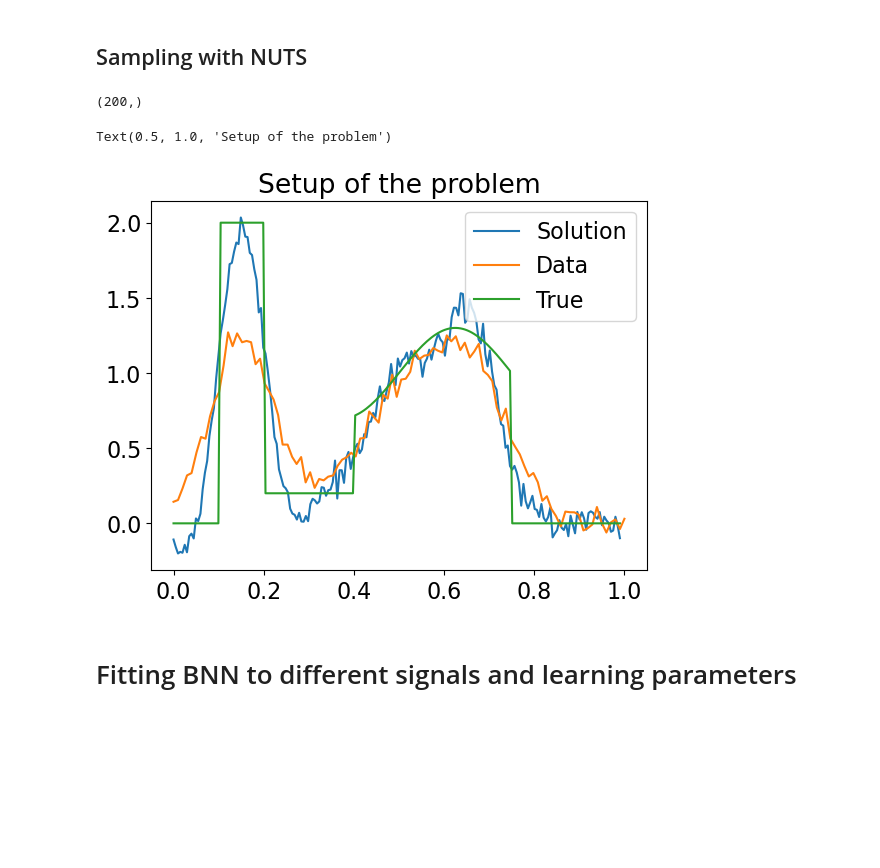
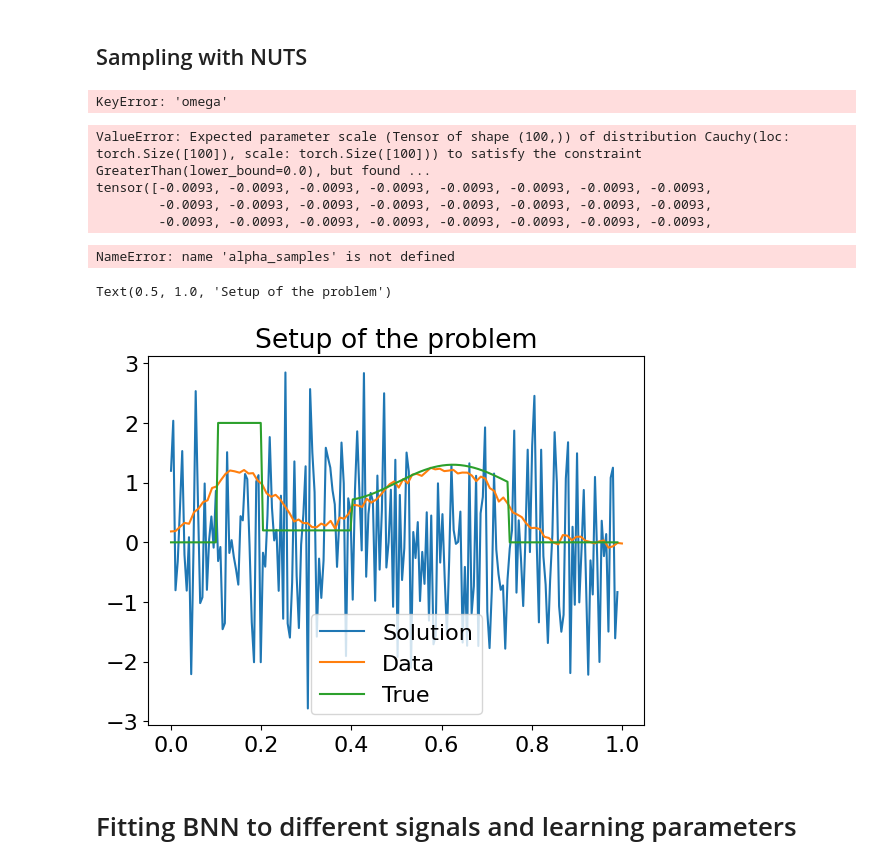
Before and after one commit to akseliekseli/Bayesian-Neural-Networks-with-Stochastic-Variational-Inference-in-Inverse-Problems, a Jupyter notebook: codes/main.ipynb, the cells around one changed output. Drawn from its saved outputs; the diff is of its cells as text; code cells hidden in the pictures; blank space fills up the shorter version.

```diff
--- a/codes/main.ipynb
+++ b/codes/main.ipynb
@@ -110,17 +112,17 @@ class BNN(PyroModule):
         super().__init__()
         self.fc1 = PyroModule[nn.Linear](h1, h2)
         self.fc1.weight = PyroSample(dist.Normal(0.5,
-                                                torch.tensor(0.5, device=device)).expand([h2, h1]).to_event(2))
+                                                torch.tensor(0.5)).expand([h2, h1]).to_event(2))
         self.fc1.bias = PyroSample(dist.Normal(0.,
-                                               torch.tensor(0.5, device=device)).expand([h2]).to_event(1))
+                                               torch.tensor(0.5)).expand([h2]).to_event(1))
 
         #self.fc1 = nn.Linear(h1, h2)
 
         self.fc2 = PyroModule[nn.Linear](h1, h2)
         self.fc2.weight = PyroSample(dist.Cauchy(0.5,
-                                                torch.tensor(0.5, device=device)).expand([h2, h2]).to_event(2))
+                                                torch.tensor(0.5)).expand([h2, h2]).to_event(2))
         self.fc2.bias = PyroSample(dist.Normal(0.,
-                                               torch.tensor(0.05, device=device)).expand([h2]).to_event(1))
+                                               torch.tensor(0.05)).expand([h2]).to_event(1))
 
         self.relu = nn.ReLU()
 
@@ -132,10 +134,10 @@ class BNN(PyroModule):
         mu = self.relu(self.fc2(x))
         #mu = x
         sigma = pyro.sample("sigma", dist.Uniform(0.,
-                                                torch.tensor(1.0, device=device)))
+                                                torch.tensor(1.0)))
 
-        with pyro.plate("data", 200):
-            obs = pyro.sample("obs", dist.Normal(mu, sigma), obs=y)
+        with pyro.plate("bnn", 200):
+            obs = pyro.sample("bnn_obs", dist.Normal(mu, sigma), obs=y)
 
         return mu
 # %%
@@ -164,21 +164,21 @@ def inverse_model(A, y_data):
     #omega = pyro.sample("omega", dist.Normal(1, 1).expand([n]).to_event(1))
 
     # Prior for the standard deviation of the noise
-    #sigma = pyro.sample("sigma", dist.HalfNormal(1.0))
+    sigma = pyro.sample("s", dist.Normal(0, 0.05))
 
     bnn_model = BNN(h1=N, h2=n)
 
     # Linear model
-    mu = bnn_model()
+    mu = A @ bnn_model(y_data)
 
     # Likelihood (sampling distribution) of observations
-    with pyro.plate("data", len(y_data)):
-        pyro.sample("obs", dist.Normal(mu, sigma), obs=y_data)
+    with pyro.plate("dd", len(y_data)):
+        obs = pyro.sample("obs", dist.Cauchy(mu, sigma), obs=y_data)
 
 
 # Define the NUTS sampler
 inverse_nuts_kernel = pyro.infer.NUTS(inverse_model)
-mcmc = pyro.infer.MCMC(inverse_nuts_kernel, num_samples=200, warmup_steps=100)
+mcmc = pyro.infer.MCMC(inverse_nuts_kernel, num_samples=10, warmup_steps=20)
 
 # Run MCMC
 mcmc.run(A, y_data)
@@ -189,20 +189,33 @@ posterior_samples = mcmc.get_samples()
 # Analyze the results
 alpha_samples = posterior_samples['omega'].numpy()
 sigma_samples = posterior_samples['sigma'].numpy()
+# %% [output]
+KeyError: 'omega'
+# %%
+predictive = pyro.infer.Predictive(model=inverse_model, posterior_samples=mcmc.get_samples())
+
+preds = predictive(A, y_data)
+# %% [output]
+ValueError: Expected parameter scale (Tensor of shape (100,)) of distribution Cauchy(loc: torch.Size([100]), scale: torch.Size([100])) to satisfy the constraint GreaterThan(lower_bound=0.0), but found ...
+tensor([-0.0093, -0.0093, -0.0093, -0.0093, -0.0093, -0.0093, -0.0093, -0.0093,
+        -0.0093, -0.0093, -0.0093, -0.0093, -0.0093, -0.0093, -0.0093, -0.0093,
+        -0.0093, -0.0093, -0.0093, -0.0093, -0.0093, -0.0093, -0.0093, -0.0093,
+# %%
+a = posterior_samples['bnn_obs']
 # %%
 pyro_omega = np.mean(alpha_samples, axis=0)
 pyro_omega.shape
 # %% [output]
-(200,)
+NameError: name 'alpha_samples' is not defined
 # %%
-plt.plot(x, pyro_omega)
+plt.plot(x, np.mean(a.numpy(), axis=0))
 plt.plot(t, y_data)
 plt.plot(x, f)
 plt.legend(['Solution', 'Data', 'True'])
 plt.title('Setup of the problem')
 #plt.savefig('../plot_from_dev/working_gaussian.png')
 # %% [output]
 Text(0.5, 1.0, 'Setup of the problem')
-[figure, old version]
+[figure, new version]
 # %% [markdown]
 # Fitting BNN to different signals and learning parameters
```
Also changed, not shown: parts of 3 cells of this notebook, 1 other file.
